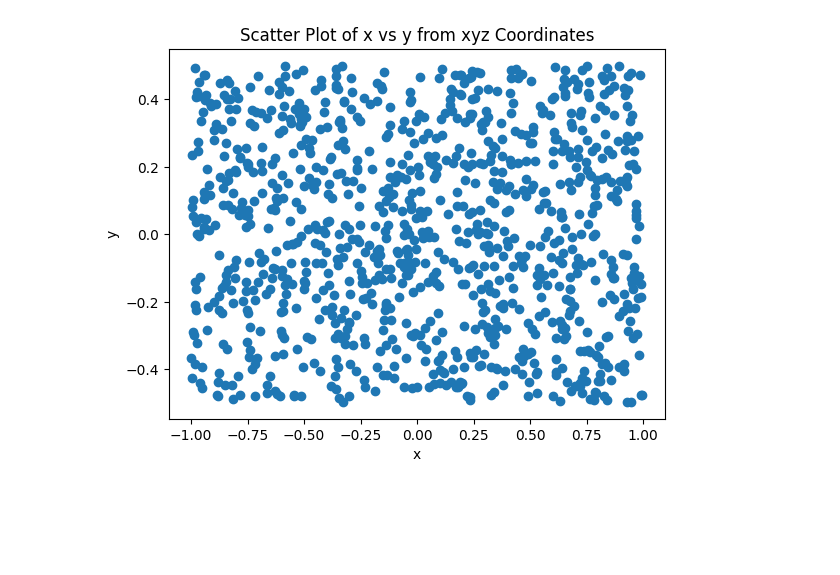
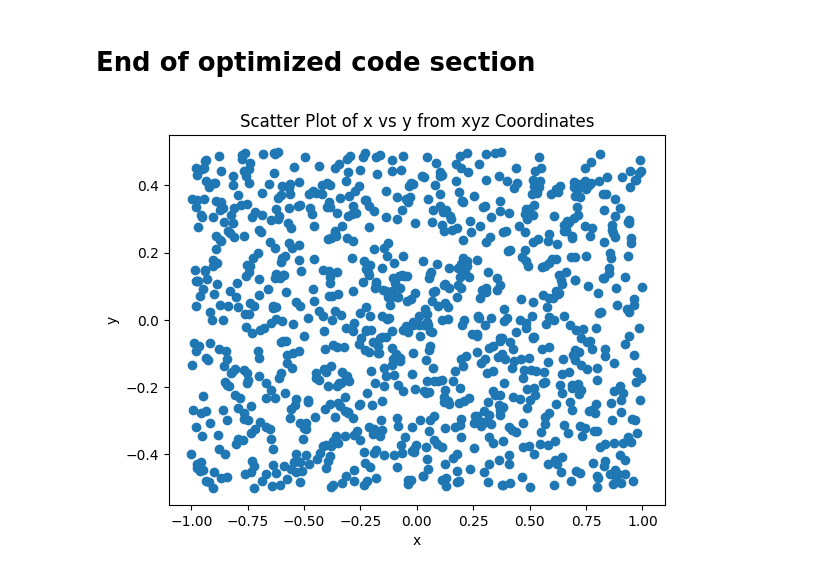
Before and after one commit to Rithichan/Superblackbody, a Jupyter notebook: Tidy3D/Dipole_method_random_f.ipynb, the cells around one changed output. Drawn from its saved outputs; the diff is of its cells as text; code cells hidden in the pictures; blank space fills up the shorter version.

```diff
--- a/Tidy3D/Dipole_method_random_f.ipynb
+++ b/Tidy3D/Dipole_method_random_f.ipynb
@@ -75,37 +467,41 @@ grid_spec = td.GridSpec.auto(wavelength=lambda0)
+# %% [markdown]
+# End of optimized code section
 # %%
-def dipole_source(num_source,freqs):
+def dipole_source(num_source, freqs):
     sources = []
     locs = []
     for i in range(num_source):
         f = freqs[i]
-        pulse = td.GaussianPulse(freq0=f, fwidth=0.1*f)
+        pulse = td.GaussianPulse(freq0=f, fwidth=0.1 * f)
         # Source definition
-        x_coord = np.random.uniform(-Lx/2,Lx/2)
-        y_coord = np.random.uniform(-Ly/2,Ly/2)
-        z_coord = np.random.uniform(-t_slab/2,t_slab/2)
-        polarizations = ['Ex', 'Ey', 'Ez', 'Hx', 'Hy', 'Hz']
+        x_coord = np.random.uniform(-Lx / 2, Lx / 2)
+        y_coord = np.random.uniform(-Ly / 2, Ly / 2)
+        z_coord = np.random.uniform(-t_slab / 2, t_slab / 2)
+        polarizations = ["Ex", "Ey", "Ez", "Hx", "Hy", "Hz"]
         rand_pol = random.choice(polarizations)
         pt_dipole = td.PointDipole(
-          center=(x_coord,y_coord,z_coord),
-          source_time=pulse,
-          polarization=rand_pol,
-          interpolate=True)
+            center=(x_coord, y_coord, z_coord),
+            source_time=pulse,
+            polarization=rand_pol,
+            interpolate=True,
+        )
         sources.append(pt_dipole)
-        locs.append((x_coord,y_coord,z_coord))
-    return sources,locs
+        locs.append((x_coord, y_coord, z_coord))
+    return sources, locs
 
-sources,locs = dipole_source(1000,freqs)
+
+sources, locs = dipole_source(1000, freqs)
 
 # Extract x and y values
 x_vals = [c[0] for c in locs]
 y_vals = [c[1] for c in locs]
 z_vals = [c[2] for c in locs]
 
 # Create scatter plot of x vs y
 plt.scatter(x_vals, z_vals)
 plt.xlabel("x")
 plt.ylabel("y")
 plt.title("Scatter Plot of x vs y from xyz Coordinates")
 plt.show()
 # %% [output]
-[figure, old version]
+[figure, new version]
```
Also changed, not shown: parts of 30 cells of this notebook, 28 other files.
